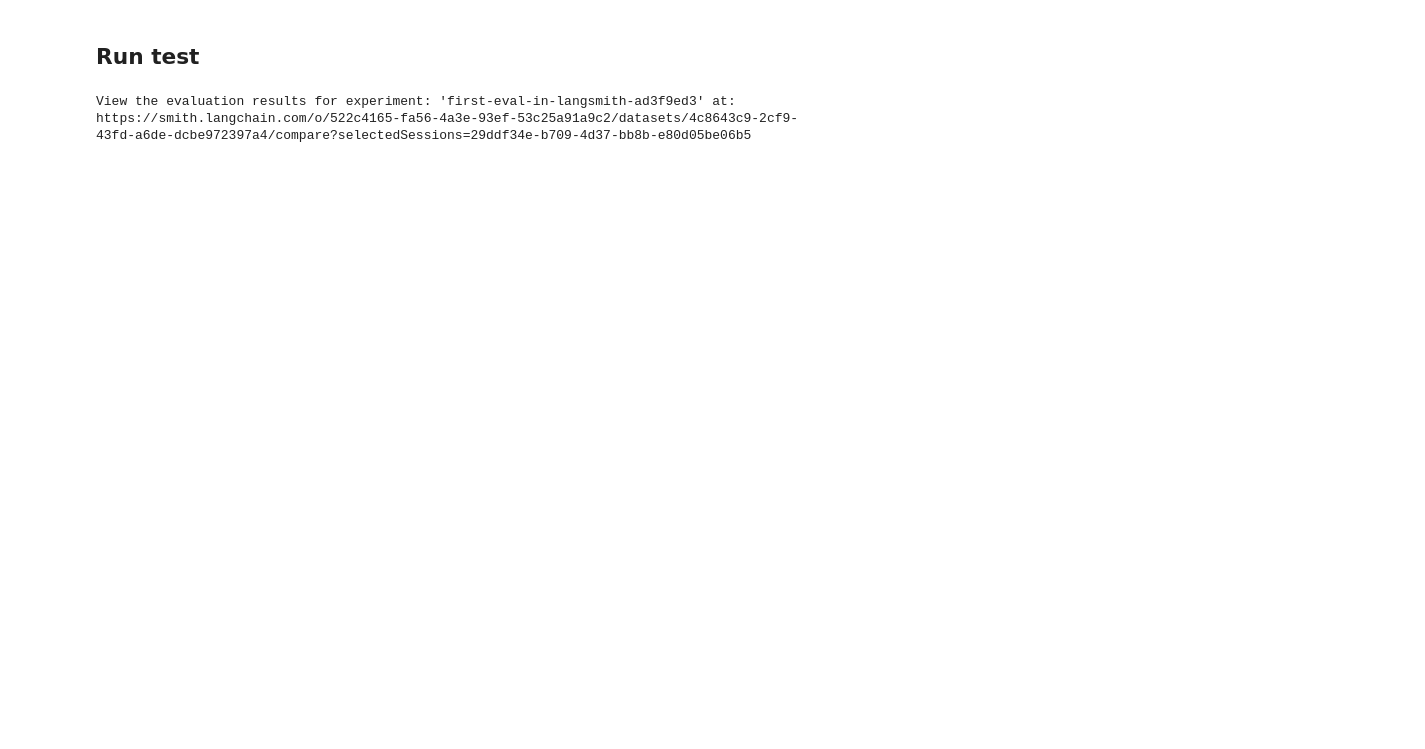
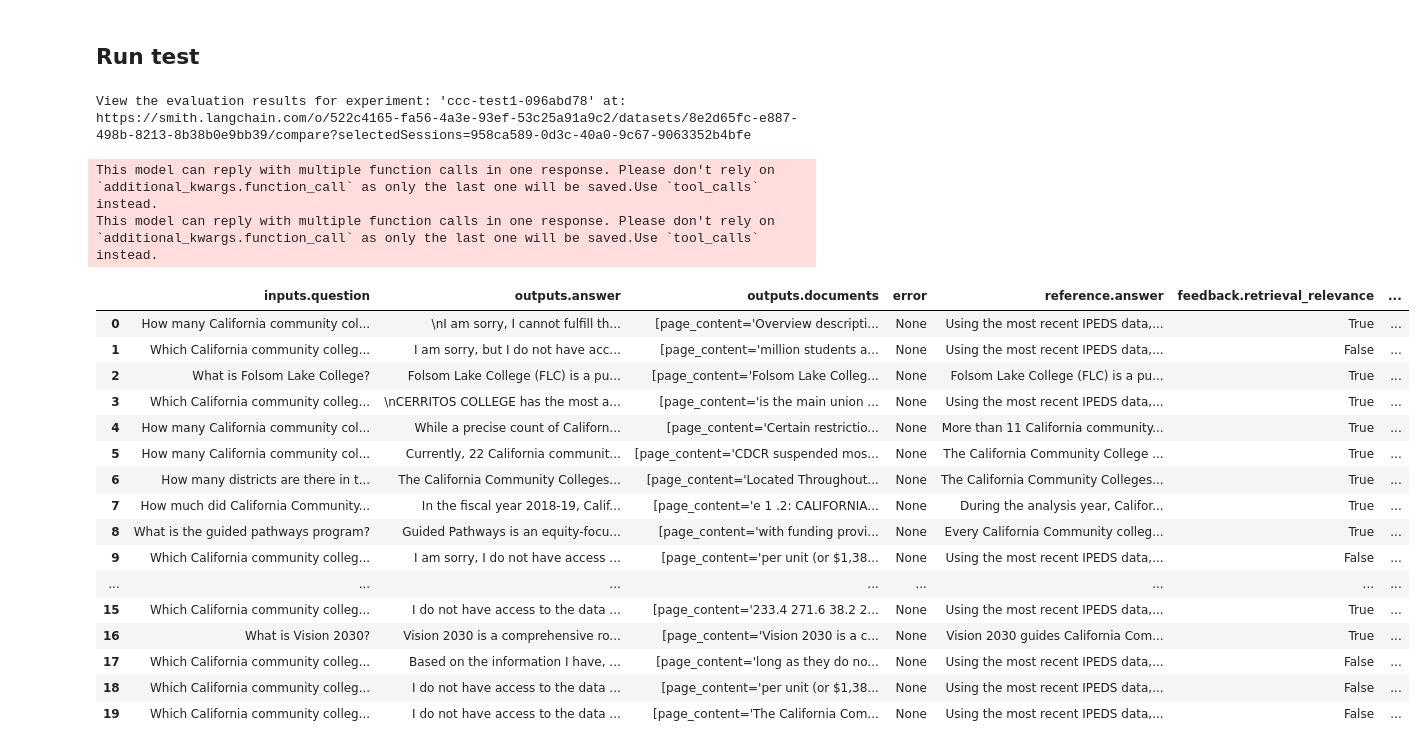
Before and after one commit to NumanticSolutions/ccc-policy_assistant, a Jupyter notebook: evaluation/rag_tests/eval_rag.ipynb, the cells around one changed output. Drawn from its saved outputs; the diff is of its cells as text; code cells hidden in the pictures; blank space fills up the shorter version.

Commit message:
eval

```diff
--- a/evaluation/rag_tests/eval_rag.ipynb
+++ b/evaluation/rag_tests/eval_rag.ipynb
@@ -77,11 +116,16 @@ bot = rb.CCCPolicyAssistant(chroma_collection_name="crawl_docs-vai-2",
                             dot_env_path=dot_env_path)
 
 # Create a target function
+# def target(inputs: dict) -> dict:
+# @traceable()
+
+# Add decorator so this function is traced in LangSmith
 @traceable()
-def target(inputs: dict) -> dict:
+def rag_bot(question: str) -> dict:
+    # Get the bot response
+    # bot.show_conversation(input_message=inputs["question"])
 
-    # Get the bot response
-    bot.show_conversation(input_message=inputs["question"])
+    bot.show_conversation(input_message=question)
 
     # Combine into a single response
     ai_response = "{}".format(bot.ai_response)
@@ -101,7 +145,7 @@ def target(inputs: dict) -> dict:
     if len(bot.query_data_result) > 0:
         ai_response = "{}\n{}".format(ai_response, bot.query_data_result)
 
-    return { "response": ai_response }
+    return {"answer": ai_response, "documents": bot.retrieved_docs}
 # %% [output]
 Downloaded 7553f5e6-0521-4d13-82c7-7af306bfe444/data_level0.bin to data/local_chromadb/7553f5e6-0521-4d13-82c7-7af306bfe444/data_level0.bin
 Downloaded 7553f5e6-0521-4d13-82c7-7af306bfe444/header.bin to data/local_chromadb/7553f5e6-0521-4d13-82c7-7af306bfe444/header.bin
@@ -145,17 +357,43 @@ def accuracy(outputs: dict, reference_outputs: dict) -> bool:
 # %% [markdown]
 ## Run test
 # %%
-# After running the evaluation, a link will be provided to view the results in langsmith
+
+
+def target(inputs: dict) -> dict:
+    return rag_bot(inputs["question"])
+
 experiment_results = client.evaluate(
     target,
-    data = "Sample dataset",
-    evaluators = [
-        accuracy,
-        # can add multiple evaluators here
-    ],
-    experiment_prefix = "first-eval-in-langsmith",
+    data = "ccc-testdata-1",
+    # evaluators = [correctness, groundedness, relevance, retrieval_relevance],
+    evaluators = [retrieval_relevance],
+    experiment_prefix = "ccc-test1",
     max_concurrency = 1,
+    metadata={"version": bot.version}
 )
 # %% [output]
-View the evaluation results for experiment: 'first-eval-in-langsmith-ad3f9ed3' at:
-https://smith.langchain.com/o/522c4165-fa56-4a3e-93ef-53c25a91a9c2/datasets/4c8643c9-2cf9-43fd-a6de-dcbe972397a4/compare?selectedSessions=29ddf34e-b709-4d37-bb8b-e80d05be06b5
+View the evaluation results for experiment: 'ccc-test1-096abd78' at:
+https://smith.langchain.com/o/522c4165-fa56-4a3e-93ef-53c25a91a9c2/datasets/8e2d65fc-e887-498b-8213-8b38b0e9bb39/compare?selectedSessions=958ca589-0d3c-40a0-9c67-9063352b4bfe
+This model can reply with multiple function calls in one response. Please don't rely on `additional_kwargs.function_call` as only the last one will be saved.Use `tool_calls` instead.
+This model can reply with multiple function calls in one response. Please don't rely on `additional_kwargs.function_call` as only the last one will be saved.Use `tool_calls` instead.
+# %%
+# Explore results locally as a dataframe if you have pandas installed
+experiment_results.to_pandas()
+# %% [output]
+|  | inputs.question | outputs.answer | outputs.documents | error | reference.answer | feedback.retrieval_relevance | ... |
+| 0 | How many California community col... | \nI am sorry, I cannot fulfill th... | [page_content='Overview descripti... | None | Using the most recent IPEDS data,... | True | ... |
+| 1 | Which California community colleg... | I am sorry, but I do not have acc... | [page_content='million students a... | None | Using the most recent IPEDS data,... | False | ... |
+| 2 | What is Folsom Lake College? | Folsom Lake College (FLC) is a pu... | [page_content='Folsom Lake Colleg... | None | Folsom Lake College (FLC) is a pu... | True | ... |
+| 3 | Which California community colleg... | \nCERRITOS COLLEGE has the most a... | [page_content='is the main union ... | None | Using the most recent IPEDS data,... | True | ... |
+| 4 | How many California community col... | While a precise count of Californ... | [page_content='Certain restrictio... | None | More than 11 California community... | True | ... |
+| 5 | How many California community col... | Currently, 22 California communit... | [page_content='CDCR suspended mos... | None | The California Community College ... | True | ... |
+| 6 | How many districts are there in t... | The California Community Colleges... | [page_content='Located Throughout... | None | The California Community Colleges... | True | ... |
+| 7 | How much did California Community... | In the fiscal year 2018-19, Calif... | [page_content='e 1 .2: CALIFORNIA... | None | During the analysis year, Califor... | True | ... |
+| 8 | What is the guided pathways program? | Guided Pathways is an equity-focu... | [page_content='with funding provi... | None | Every California Community colleg... | True | ... |
+| 9 | Which California community colleg... | I am sorry, I do not have access ... | [page_content='per unit (or $1,38... | None | Using the most recent IPEDS data,... | False | ... |
+| ... | ... | ... | ... | ... | ... | ... | ... |
+| 15 | Which California community colleg... | I do not have access to the data ... | [page_content='233.4 271.6 38.2 2... | None | Using the most recent IPEDS data,... | True | ... |
+| 16 | What is Vision 2030? | Vision 2030 is a comprehensive ro... | [page_content='Vision 2030 is a c... | None | Vision 2030 guides California Com... | True | ... |
+| 17 | Which California community colleg... | Based on the information I have, ... | [page_content='long as they do no... | None | Using the most recent IPEDS data,... | False | ... |
+| 18 | Which California community colleg... | I do not have access to the data ... | [page_content='per unit (or $1,38... | None | Using the most recent IPEDS data,... | False | ... |
+| 19 | Which California community colleg... | I do not have access to the data ... | [page_content='The California Com... | None | Using the most recent IPEDS data,... | False | ... |
```
Also changed, not shown: parts of 14 cells of this notebook, 2 other files.
